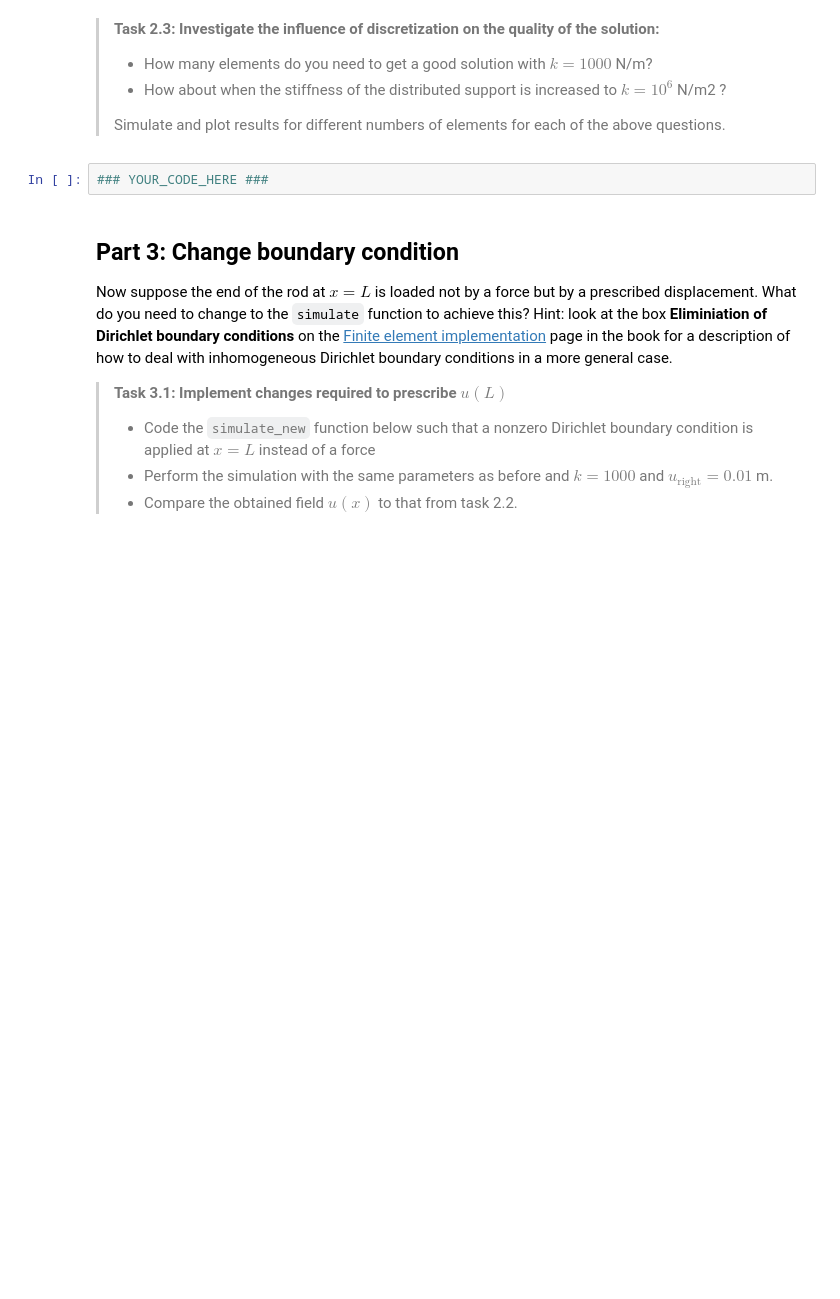
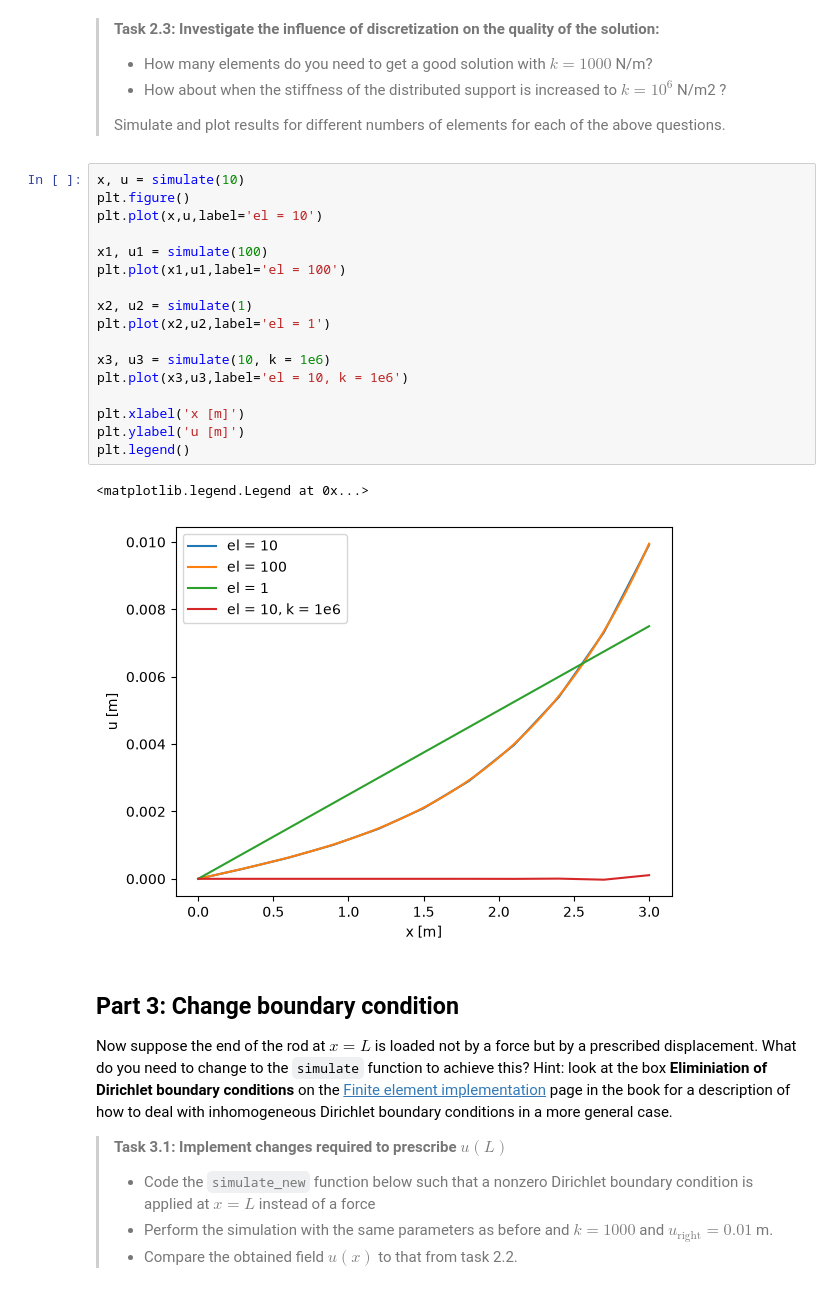
Before and after one commit to Charliephben/WS2.2, a Jupyter notebook: WS_2_2.ipynb, the cells around one changed output. Saved outputs shown, nothing was run; the diff lists cells and outputs as text; blank space fills up the shorter version.

```diff
--- a/WS_2_2.ipynb
+++ b/WS_2_2.ipynb
@@ -78,7 +200,25 @@ import matplotlib.pyplot as plt
 >
 > Simulate and plot results for different numbers of elements for each of the above questions.
 # %%
-### YOUR_CODE_HERE ###
+x, u = simulate(10)
+plt.figure()
+plt.plot(x,u,label='el = 10')
+
+x1, u1 = simulate(100)
+plt.plot(x1,u1,label='el = 100')
+
+x2, u2 = simulate(1)
+plt.plot(x2,u2,label='el = 1')
+
+x3, u3 = simulate(10, k = 1e6)
+plt.plot(x3,u3,label='el = 10, k = 1e6')
+
+plt.xlabel('x [m]')
+plt.ylabel('u [m]')
+plt.legend()
+# %% [output]
+<matplotlib.legend.Legend at 0x...>
+[figure, added]
 # %% [markdown]
 ## Part 3: Change boundary condition
 
```
Also changed, not shown: parts of 3 cells of this notebook.
